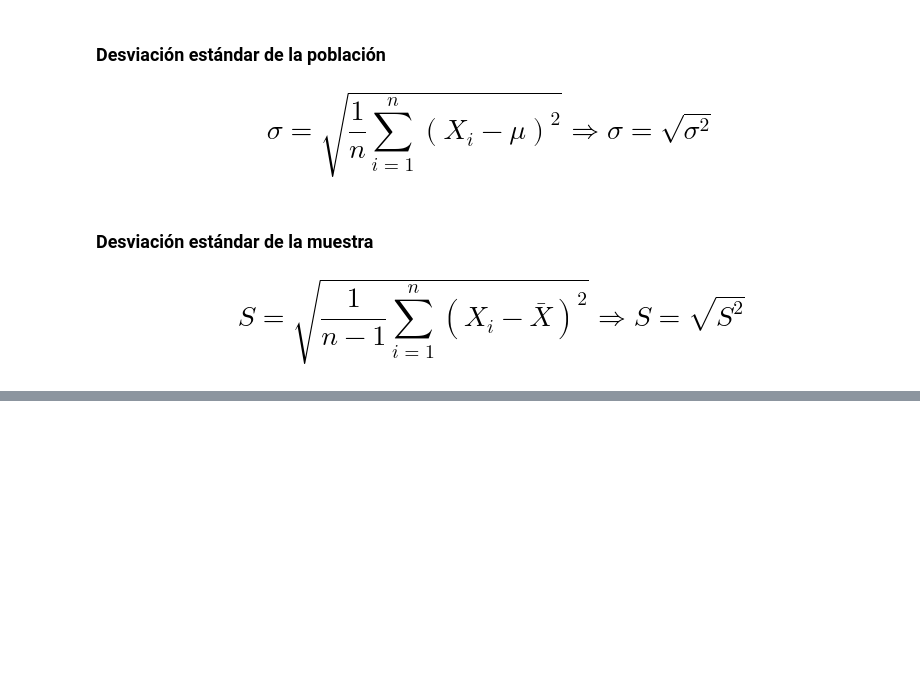
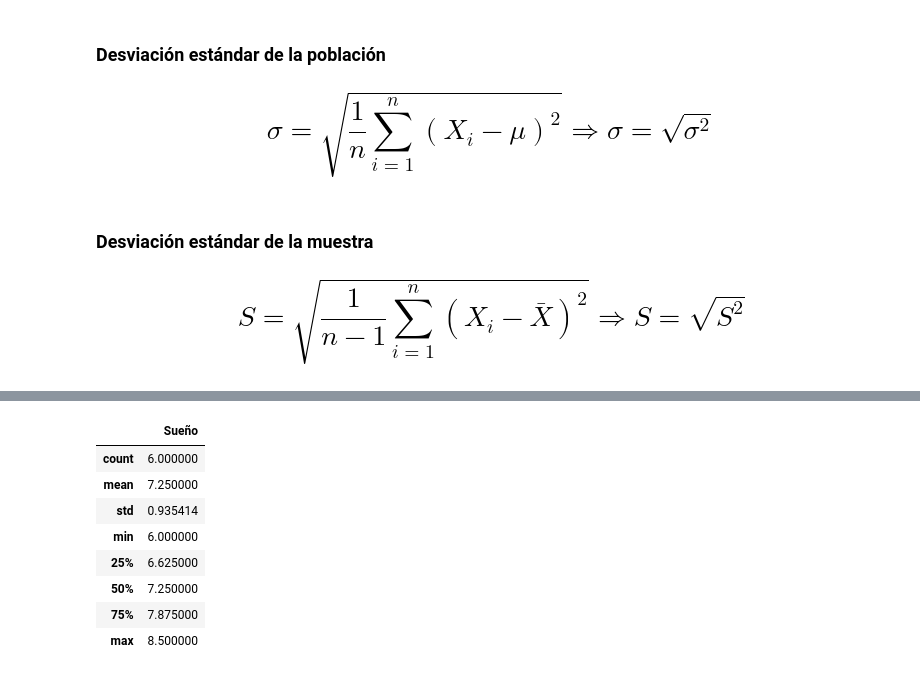
Before and after one commit to MiguelFigueroa02/Estadistica_Phyton, a Jupyter notebook: Curso_de_Estadística_con_Python_1.ipynb, the cells around one changed output, grey strips where cells are left out. Cells and saved outputs as stored; diff of their text form; code cells hidden in the pictures; blank space fills up the shorter version.

```diff
--- a/Curso_de_Estadística_con_Python_1.ipynb
+++ b/Curso_de_Estadística_con_Python_1.ipynb
@@ -1262,0 +1354,2 @@ Una de las restricciones de la varianza es el hecho de que proporciona medidas c
+# %%
+sueno= pd.DataFrame({'Sueño':sueno})
@@ -1262,0 +1377,12 @@ Una de las restricciones de la varianza es el hecho de que proporciona medidas c
+# %%
+sueno.describe()
+# %% [output]
+|  | Sueño |
+| count | 6.000000 |
+| mean | 7.250000 |
+| std | 0.935414 |
+| min | 6.000000 |
+| 25% | 6.625000 |
+| 50% | 7.250000 |
+| 75% | 7.875000 |
+| max | 8.500000 |
```
Also changed, not shown: parts of 19 cells of this notebook.
